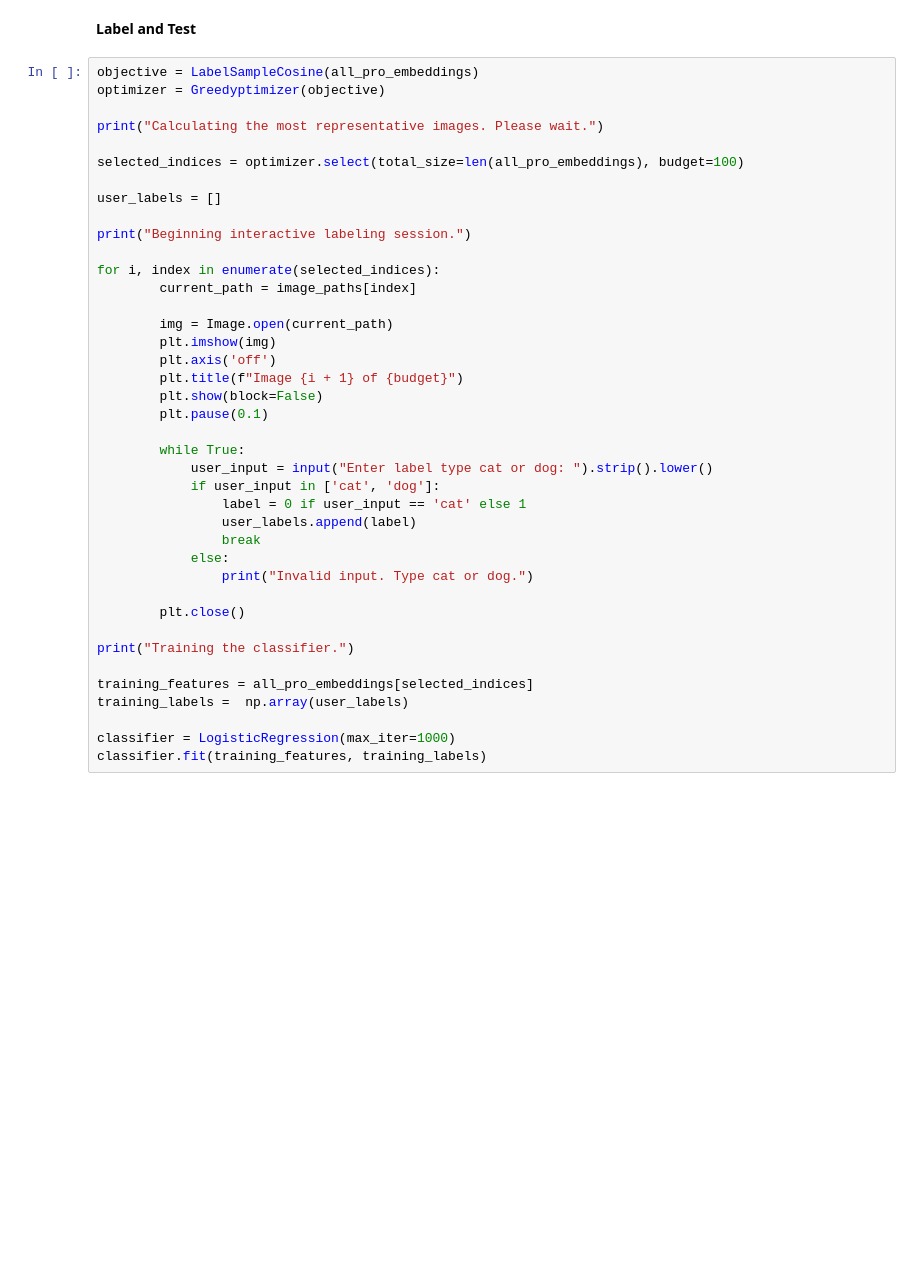
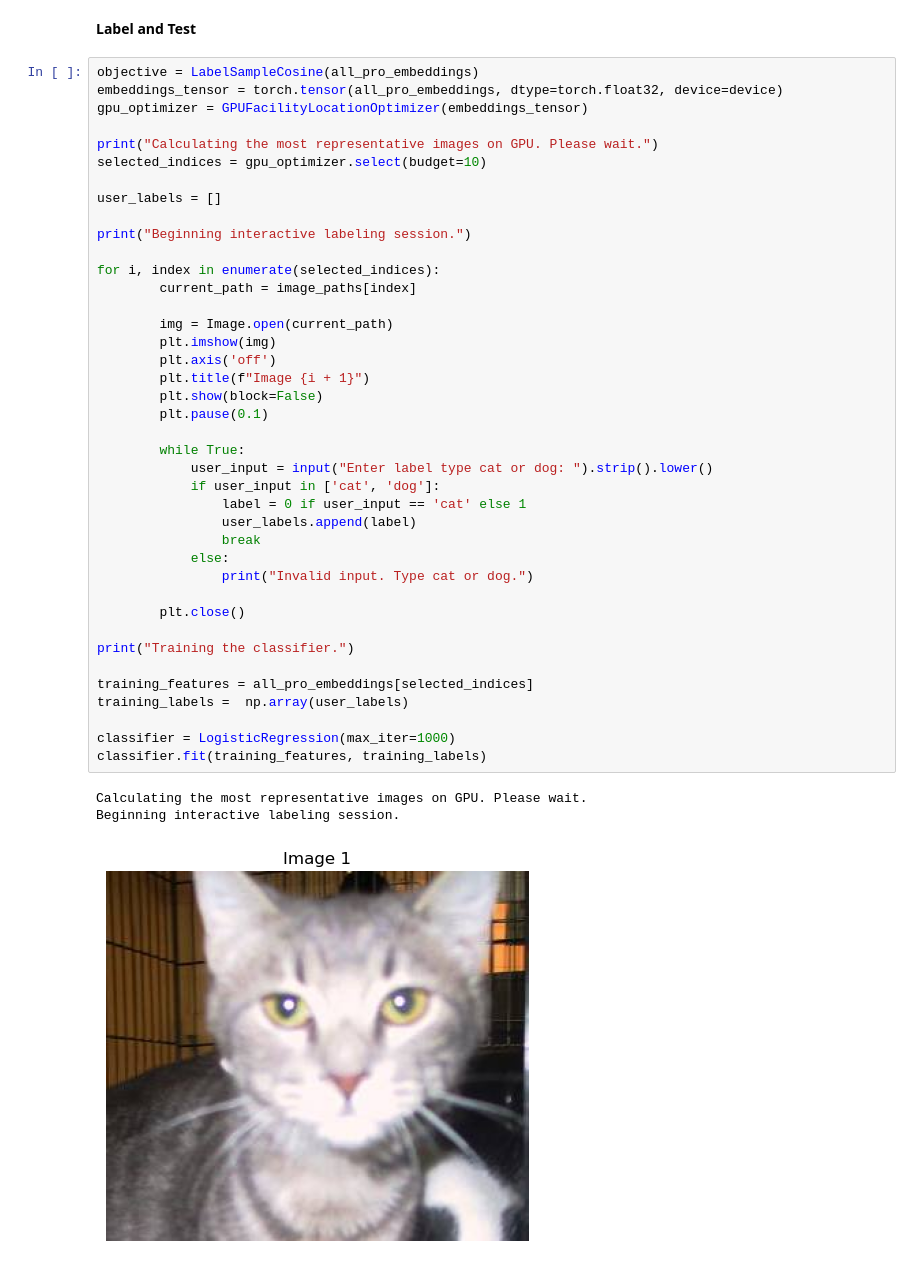
Before and after one commit to xabhaytiwari/MiniProject, a Jupyter notebook: PetImagesExperimentation.ipynb, the cells around one changed output. Cells and saved outputs as stored; diff of their text form; blank space fills up the shorter version.

Commit message:
Experiment on 16346 Images

```diff
--- a/PetImagesExperimentation.ipynb
+++ b/PetImagesExperimentation.ipynb
@@ -106,41 +146,45 @@ print(all_pro_embeddings.shape)
 **Label and Test**
 # %%
 objective = LabelSampleCosine(all_pro_embeddings)
-optimizer = Greedyptimizer(objective)
+embeddings_tensor = torch.tensor(all_pro_embeddings, dtype=torch.float32, device=device)
+gpu_optimizer = GPUFacilityLocationOptimizer(embeddings_tensor)
 
-print("Calculating the most representative images. Please wait.")
-
-selected_indices = optimizer.select(total_size=len(all_pro_embeddings), budget=100)
+print("Calculating the most representative images on GPU. Please wait.")
+selected_indices = gpu_optimizer.select(budget=10)
 
 user_labels = []
 
 print("Beginning interactive labeling session.")
 
 for i, index in enumerate(selected_indices):
         current_path = image_paths[index]
 
         img = Image.open(current_path)
         plt.imshow(img)
         plt.axis('off')
-        plt.title(f"Image {i + 1} of {budget}")
+        plt.title(f"Image {i + 1}")
         plt.show(block=False)
         plt.pause(0.1)
 
         while True:
             user_input = input("Enter label type cat or dog: ").strip().lower()
             if user_input in ['cat', 'dog']:
                 label = 0 if user_input == 'cat' else 1
                 user_labels.append(label)
                 break
             else:
                 print("Invalid input. Type cat or dog.")
 
         plt.close()
 
 print("Training the classifier.")
 
 training_features = all_pro_embeddings[selected_indices]
 training_labels =  np.array(user_labels)
 
 classifier = LogisticRegression(max_iter=1000)
 classifier.fit(training_features, training_labels)
+# %% [output]
+Calculating the most representative images on GPU. Please wait.
+Beginning interactive labeling session.
+[figure, added]
```
Also changed, not shown: parts of 6 cells of this notebook, 1 other file.
